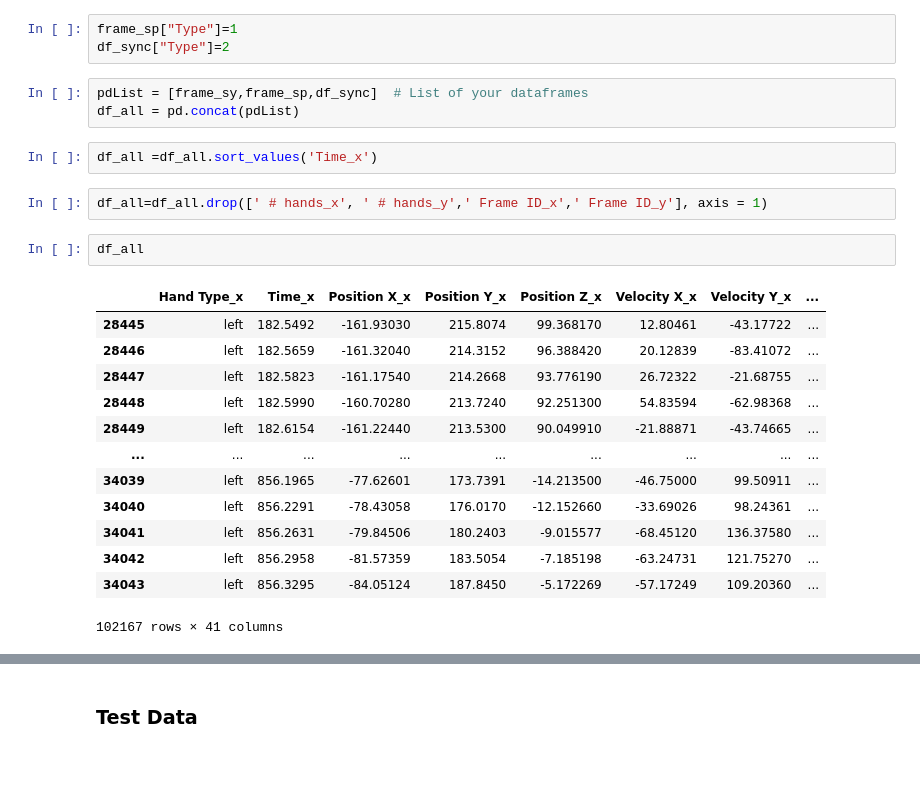
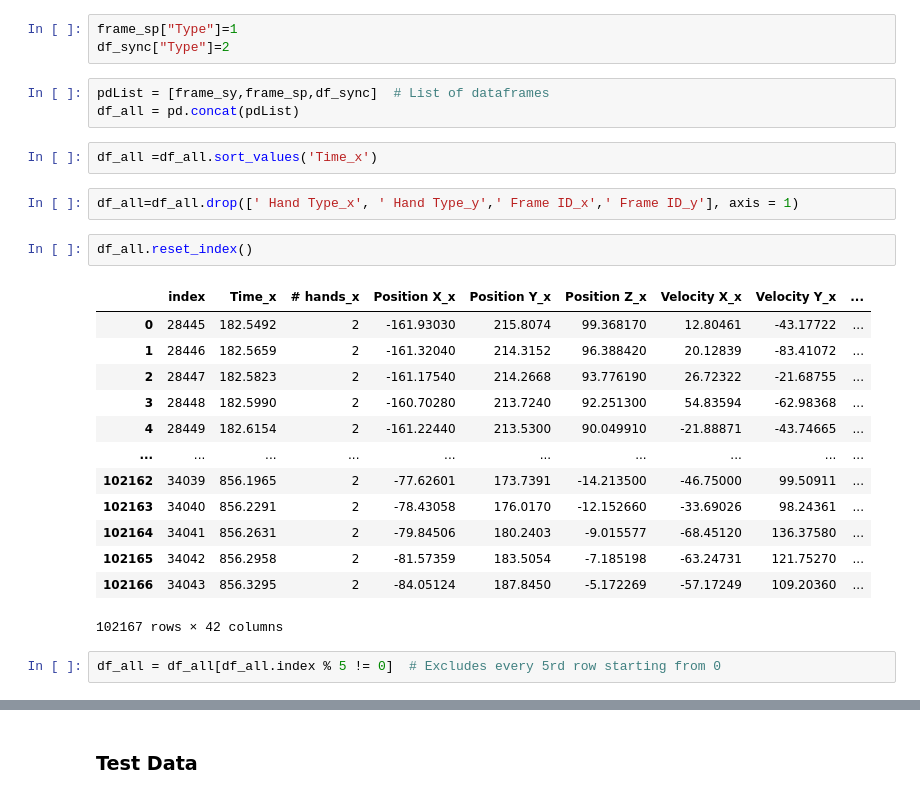
Before and after one commit to kuty007/final-porj-semB, a Jupyter notebook: Hands.ipynb, the cells around one changed output, grey strips where cells are left out. Cells and saved outputs as stored; diff of their text form; blank space fills up the shorter version.

```diff
--- a/Hands.ipynb
+++ b/Hands.ipynb
@@ -327,25 +309,27 @@ frame_sy["Type"] = 0
 frame_sp["Type"]=1
 df_sync["Type"]=2
 # %%
-pdList = [frame_sy,frame_sp,df_sync]  # List of your dataframes
+pdList = [frame_sy,frame_sp,df_sync]  # List of dataframes
 df_all = pd.concat(pdList)
 # %%
 df_all =df_all.sort_values('Time_x')
 # %%
-df_all=df_all.drop([' # hands_x', ' # hands_y',' Frame ID_x',' Frame ID_y'], axis = 1)
+df_all=df_all.drop([' Hand Type_x', ' Hand Type_y',' Frame ID_x',' Frame ID_y'], axis = 1)
 # %%
-df_all
+df_all.reset_index()
 # %% [output]
-|  | Hand Type_x | Time_x | Position X_x | Position Y_x | Position Z_x | Velocity X_x | Velocity Y_x | ... |
-| 28445 | left | 182.5492 | -161.93030 | 215.8074 | 99.368170 | 12.80461 | -43.17722 | ... |
-| 28446 | left | 182.5659 | -161.32040 | 214.3152 | 96.388420 | 20.12839 | -83.41072 | ... |
-| 28447 | left | 182.5823 | -161.17540 | 214.2668 | 93.776190 | 26.72322 | -21.68755 | ... |
-| 28448 | left | 182.5990 | -160.70280 | 213.7240 | 92.251300 | 54.83594 | -62.98368 | ... |
-| 28449 | left | 182.6154 | -161.22440 | 213.5300 | 90.049910 | -21.88871 | -43.74665 | ... |
-| ... | ... | ... | ... | ... | ... | ... | ... | ... |
-| 34039 | left | 856.1965 | -77.62601 | 173.7391 | -14.213500 | -46.75000 | 99.50911 | ... |
-| 34040 | left | 856.2291 | -78.43058 | 176.0170 | -12.152660 | -33.69026 | 98.24361 | ... |
-| 34041 | left | 856.2631 | -79.84506 | 180.2403 | -9.015577 | -68.45120 | 136.37580 | ... |
-| 34042 | left | 856.2958 | -81.57359 | 183.5054 | -7.185198 | -63.24731 | 121.75270 | ... |
-| 34043 | left | 856.3295 | -84.05124 | 187.8450 | -5.172269 | -57.17249 | 109.20360 | ... |
+|  | index | Time_x | # hands_x | Position X_x | Position Y_x | Position Z_x | Velocity X_x | Velocity Y_x | ... |
+| 0 | 28445 | 182.5492 | 2 | -161.93030 | 215.8074 | 99.368170 | 12.80461 | -43.17722 | ... |
+| 1 | 28446 | 182.5659 | 2 | -161.32040 | 214.3152 | 96.388420 | 20.12839 | -83.41072 | ... |
+| 2 | 28447 | 182.5823 | 2 | -161.17540 | 214.2668 | 93.776190 | 26.72322 | -21.68755 | ... |
+| 3 | 28448 | 182.5990 | 2 | -160.70280 | 213.7240 | 92.251300 | 54.83594 | -62.98368 | ... |
+| 4 | 28449 | 182.6154 | 2 | -161.22440 | 213.5300 | 90.049910 | -21.88871 | -43.74665 | ... |
+| ... | ... | ... | ... | ... | ... | ... | ... | ... | ... |
+| 102162 | 34039 | 856.1965 | 2 | -77.62601 | 173.7391 | -14.213500 | -46.75000 | 99.50911 | ... |
+| 102163 | 34040 | 856.2291 | 2 | -78.43058 | 176.0170 | -12.152660 | -33.69026 | 98.24361 | ... |
+| 102164 | 34041 | 856.2631 | 2 | -79.84506 | 180.2403 | -9.015577 | -68.45120 | 136.37580 | ... |
+| 102165 | 34042 | 856.2958 | 2 | -81.57359 | 183.5054 | -7.185198 | -63.24731 | 121.75270 | ... |
+| 102166 | 34043 | 856.3295 | 2 | -84.05124 | 187.8450 | -5.172269 | -57.17249 | 109.20360 | ... |
-102167 rows × 41 columns
+102167 rows × 42 columns
+# %%
+df_all = df_all[df_all.index % 5 != 0]  # Excludes every 5rd row starting from 0
```
Also changed, not shown: parts of 23 cells of this notebook, 1 other file.
